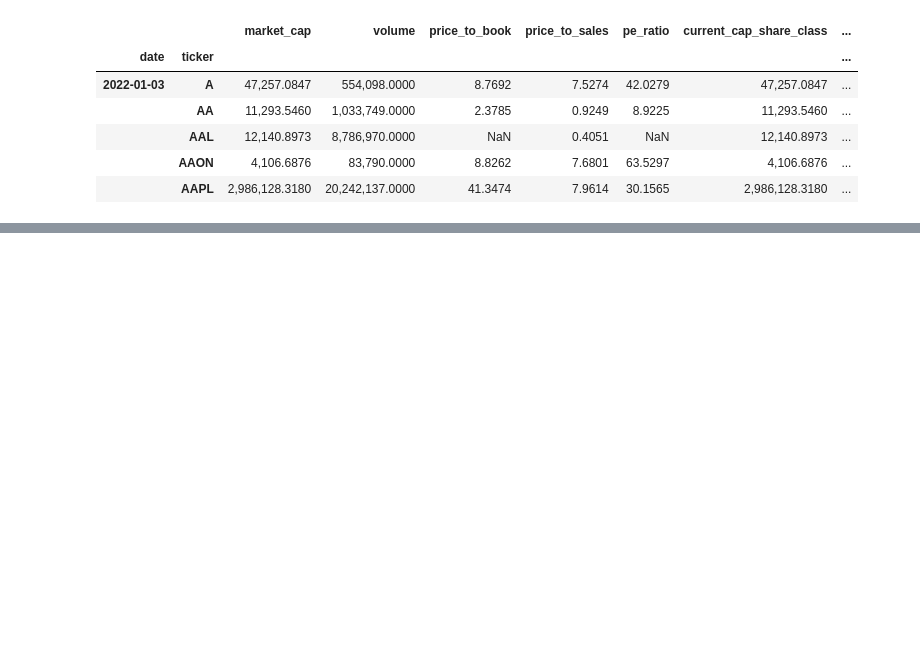
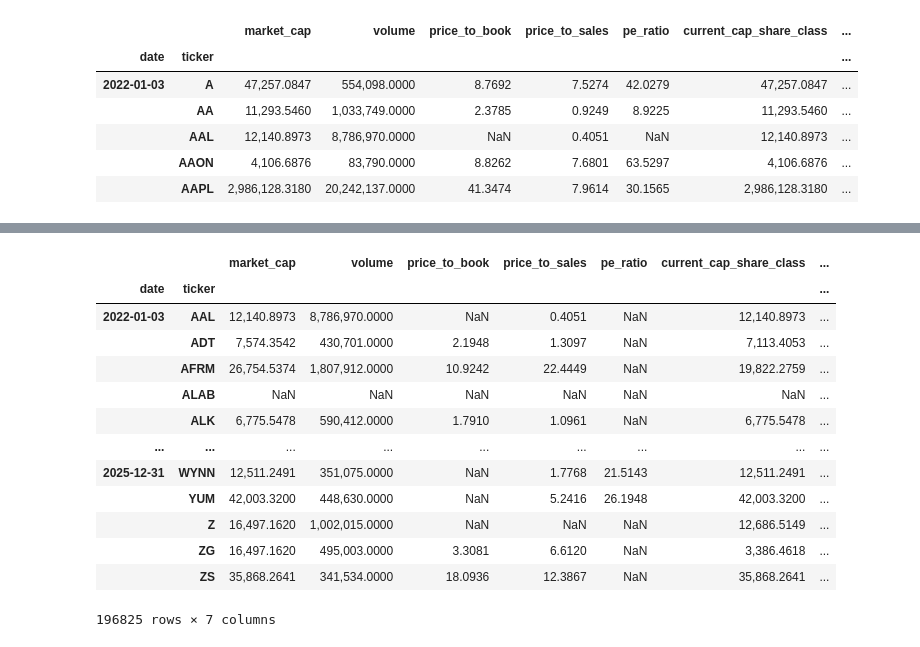
Before and after one commit to karllovaas/Winter-Workshop-Benchmark-Team, a Jupyter notebook: data_frame_updater.ipynb, the cells around one changed output, grey strips where cells are left out. Drawn from its saved outputs; the diff is of its cells as text; code cells hidden in the pictures; blank space fills up the shorter version.

```diff
--- a/data_frame_updater.ipynb
+++ b/data_frame_updater.ipynb
@@ -51,0 +146,30 @@ def rolling_growth_rate(price_to_sales : pd.Series) -> float:
+# %%
+"""===============================================
+        How to Use DataHelper Example
+==============================================="""
+
+"""(1): I want just data on ticker AAL """
+dhelp = DataframeHelper(df)
+dhelp.slice_by_ticker("AAL")
+
+"""(2): Get data just from 2022,1,5 """
+dhelp = DataframeHelper(df)
+dhelp.slice_by_day(datetime(2022,1,5))
+
+"""(3): all rows with atleast one NA value """
+dhelp.slice_any_row_with_na()
+# %% [output]
+|  |  | market_cap | volume | price_to_book | price_to_sales | pe_ratio | current_cap_share_class | ... |
+| date | ticker |  |  |  |  |  |  | ... |
+| 2022-01-03 | AAL | 12,140.8973 | 8,786,970.0000 | NaN | 0.4051 | NaN | 12,140.8973 | ... |
+|  | ADT | 7,574.3542 | 430,701.0000 | 2.1948 | 1.3097 | NaN | 7,113.4053 | ... |
+|  | AFRM | 26,754.5374 | 1,807,912.0000 | 10.9242 | 22.4449 | NaN | 19,822.2759 | ... |
+|  | ALAB | NaN | NaN | NaN | NaN | NaN | NaN | ... |
+|  | ALK | 6,775.5478 | 590,412.0000 | 1.7910 | 1.0961 | NaN | 6,775.5478 | ... |
+| ... | ... | ... | ... | ... | ... | ... | ... | ... |
+| 2025-12-31 | WYNN | 12,511.2491 | 351,075.0000 | NaN | 1.7768 | 21.5143 | 12,511.2491 | ... |
+|  | YUM | 42,003.3200 | 448,630.0000 | NaN | 5.2416 | 26.1948 | 42,003.3200 | ... |
+|  | Z | 16,497.1620 | 1,002,015.0000 | NaN | NaN | NaN | 12,686.5149 | ... |
+|  | ZG | 16,497.1620 | 495,003.0000 | 3.3081 | 6.6120 | NaN | 3,386.4618 | ... |
+|  | ZS | 35,868.2641 | 341,534.0000 | 18.0936 | 12.3867 | NaN | 35,868.2641 | ... |
+196825 rows × 7 columns
```
Also changed, not shown: parts of 7 cells of this notebook.
